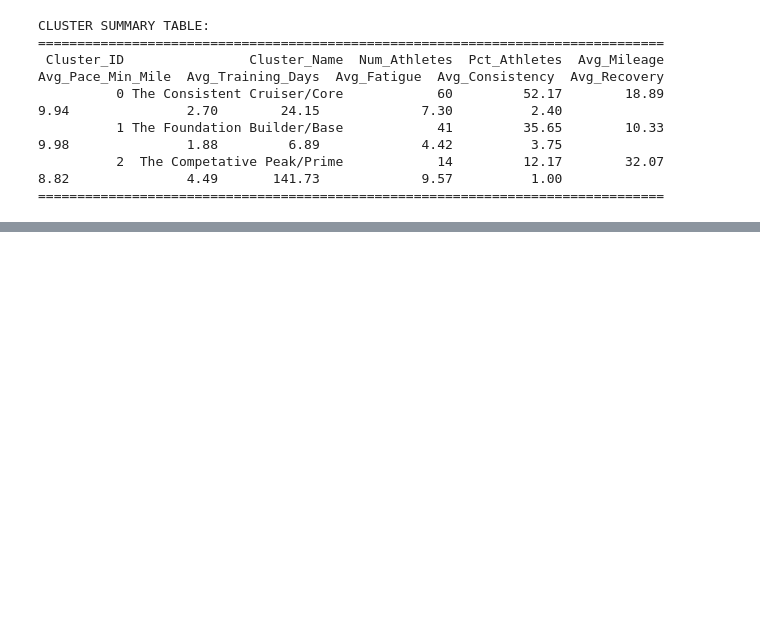
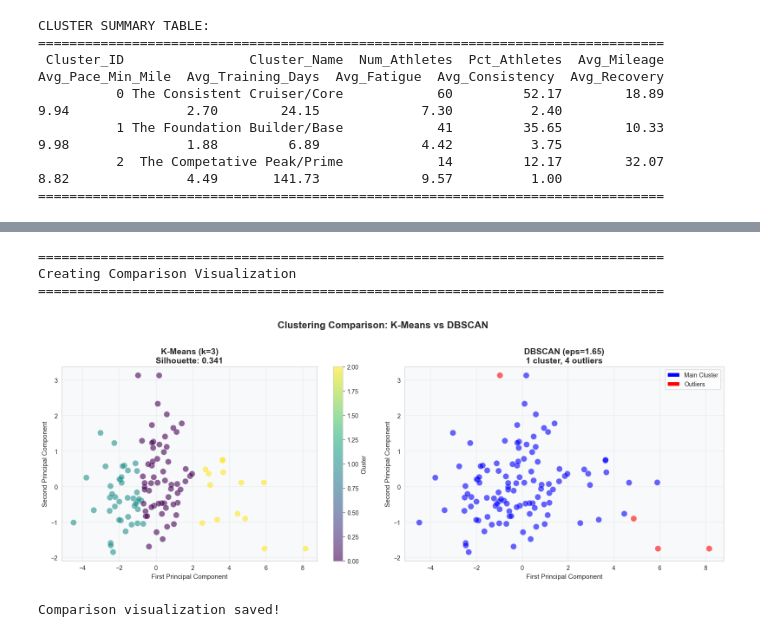
Before and after one commit to nathannasfaw/running-plan-builder, a Jupyter notebook: notebooks/clustering.ipynb, the cells around one changed output, grey strips where cells are left out. Cells and saved outputs as stored; diff of their text form; code cells hidden in the pictures; blank space fills up the shorter version.

```diff
--- a/notebooks/clustering.ipynb
+++ b/notebooks/clustering.ipynb
@@ -642,0 +781,56 @@ CLUSTER SUMMARY TABLE:
+# %%
+# Create side-by-side comparison visualization
+print("\n" + "="*80)
+print("Creating Comparison Visualization")
+print("="*80)
+
+# Use PCA for 2D visualization
+pca = PCA(n_components=2, random_state=42)
+data_2d = pca.fit_transform(scaled_data)
+
+fig, axes = plt.subplots(1, 2, figsize=(16, 6))
+fig.suptitle('Clustering Comparison: K-Means vs DBSCAN',
+             fontsize=16, fontweight='bold', y=1.02)
+
+# K-Means visualization
+scatter1 = axes[0].scatter(data_2d[:, 0], data_2d[:, 1],
+                           c=labels_k3, cmap='viridis',
+                           s=100, alpha=0.6, edgecolors='white', linewidth=0.5)
+axes[0].set_title(f'K-Means (k=3)\nSilhouette: {silhouette_score(scaled_data, labels_k3):.3f}',
+                  fontsize=14, fontweight='bold')
+axes[0].set_xlabel('First Principal Component', fontsize=11)
+axes[0].set_ylabel('Second Principal Component', fontsize=11)
+axes[0].grid(True, alpha=0.3)
+axes[0].set_facecolor('#f8f9fa')
+plt.colorbar(scatter1, ax=axes[0], label='Cluster')
+
+# DBSCAN visualization (outliers in red)
+colors_dbscan = ['red' if label == -1 else 'blue' for label in labels_dbscan]
+scatter2 = axes[1].scatter(data_2d[:, 0], data_2d[:, 1],
+                           c=colors_dbscan,
+                           s=100, alpha=0.6, edgecolors='white', linewidth=0.5)
+axes[1].set_title(f'DBSCAN (eps={eps_value})\n{n_clusters_dbscan} cluster, {n_noise} outliers',
+                  fontsize=14, fontweight='bold')
+axes[1].set_xlabel('First Principal Component', fontsize=11)
+axes[1].set_ylabel('Second Principal Component', fontsize=11)
+axes[1].grid(True, alpha=0.3)
+axes[1].set_facecolor('#f8f9fa')
+
+# Add legend for DBSCAN
+from matplotlib.patches import Patch
+legend_elements = [Patch(facecolor='blue', label='Main Cluster'),
+                   Patch(facecolor='red', label='Outliers')]
+axes[1].legend(handles=legend_elements, loc='best')
+
+plt.tight_layout()
+plt.savefig('../visualizations/clustering_comparison_kmeans_vs_dbscan.png',
+            dpi=300, bbox_inches='tight')
+plt.show()
+
+print("Comparison visualization saved!")
+# %% [output]
+================================================================================
+Creating Comparison Visualization
+================================================================================
+[figure, added]
+Comparison visualization saved!
```
Also changed, not shown: parts of 5 cells of this notebook, 19 other files.
